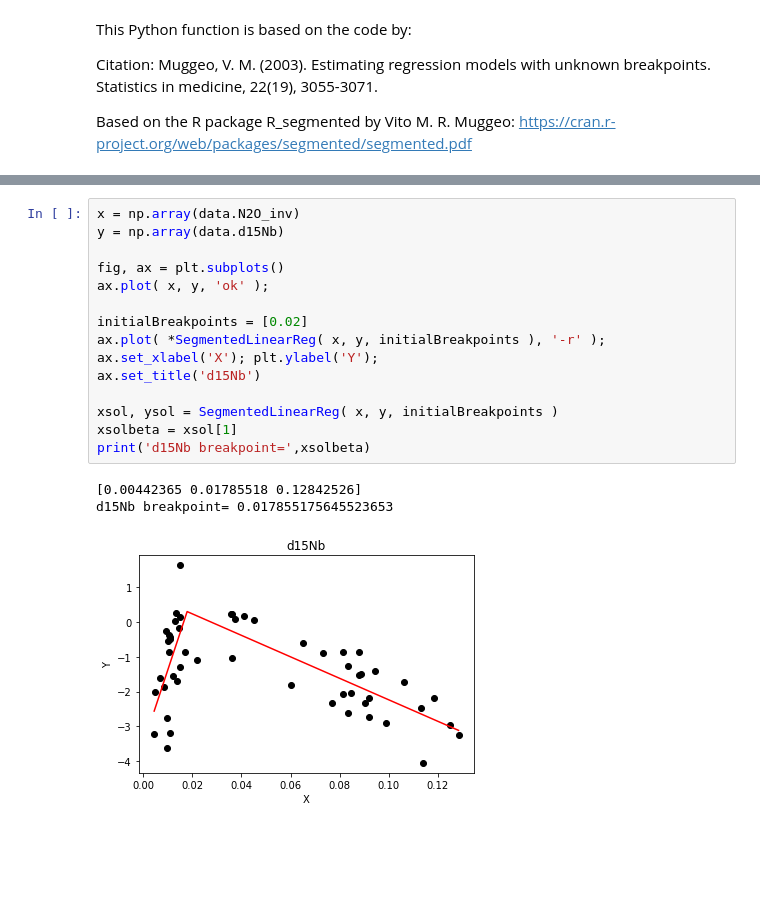
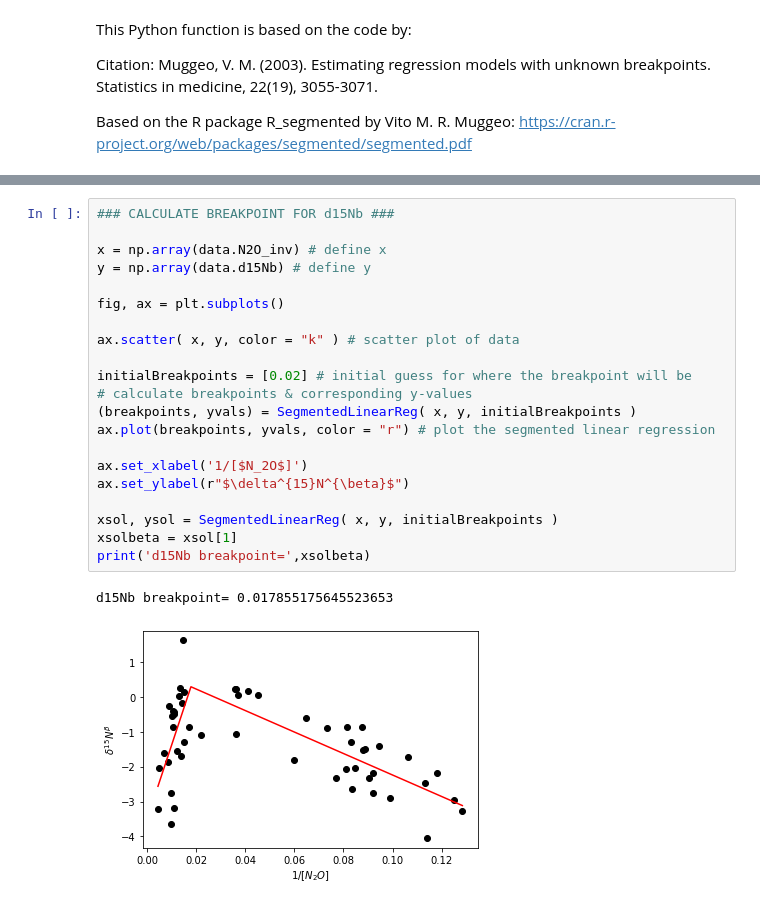
Before and after one commit to ckelly314/changepoints, a Jupyter notebook: changepoints.ipynb, the cells around one changed output, grey strips where cells are left out. Saved outputs shown, nothing was run; the diff lists cells and outputs as text; blank space fills up the shorter version.

```diff
--- a/changepoints.ipynb
+++ b/changepoints.ipynb
@@ -79,22 +84,27 @@ data
 | 50 | 8.010221 | 14.387809 | -2.962610 | 44.832203 | 0.124841 |
 | 51 | 7.786630 | 15.105573 | -3.259738 | 43.943726 | 0.128425 |
 # %%
-x = np.array(data.N2O_inv)
-y = np.array(data.d15Nb)
+### CALCULATE BREAKPOINT FOR d15Nb ###
+
+x = np.array(data.N2O_inv) # define x
+y = np.array(data.d15Nb) # define y
 
 fig, ax = plt.subplots()
-ax.plot( x, y, 'ok' );
 
-initialBreakpoints = [0.02]
-ax.plot( *SegmentedLinearReg( x, y, initialBreakpoints ), '-r' );
-ax.set_xlabel('X'); plt.ylabel('Y');
-ax.set_title('d15Nb')
+ax.scatter( x, y, color = "k" ) # scatter plot of data
+
+initialBreakpoints = [0.02] # initial guess for where the breakpoint will be
+# calculate breakpoints & corresponding y-values
+(breakpoints, yvals) = SegmentedLinearReg( x, y, initialBreakpoints )
+ax.plot(breakpoints, yvals, color = "r") # plot the segmented linear regression
+
+ax.set_xlabel('1/[$N_2O$]')
+ax.set_ylabel(r"$\delta^{15}N^{\beta}$")
 
 xsol, ysol = SegmentedLinearReg( x, y, initialBreakpoints )
 xsolbeta = xsol[1]
 print('d15Nb breakpoint=',xsolbeta)
 # %% [output]
-[0.00442365 0.01785518 0.12842526]
 d15Nb breakpoint= 0.017855175645523653
-[figure, old version]
+[figure, new version]
 # %%
```
Also changed, not shown: parts of 5 cells of this notebook.
